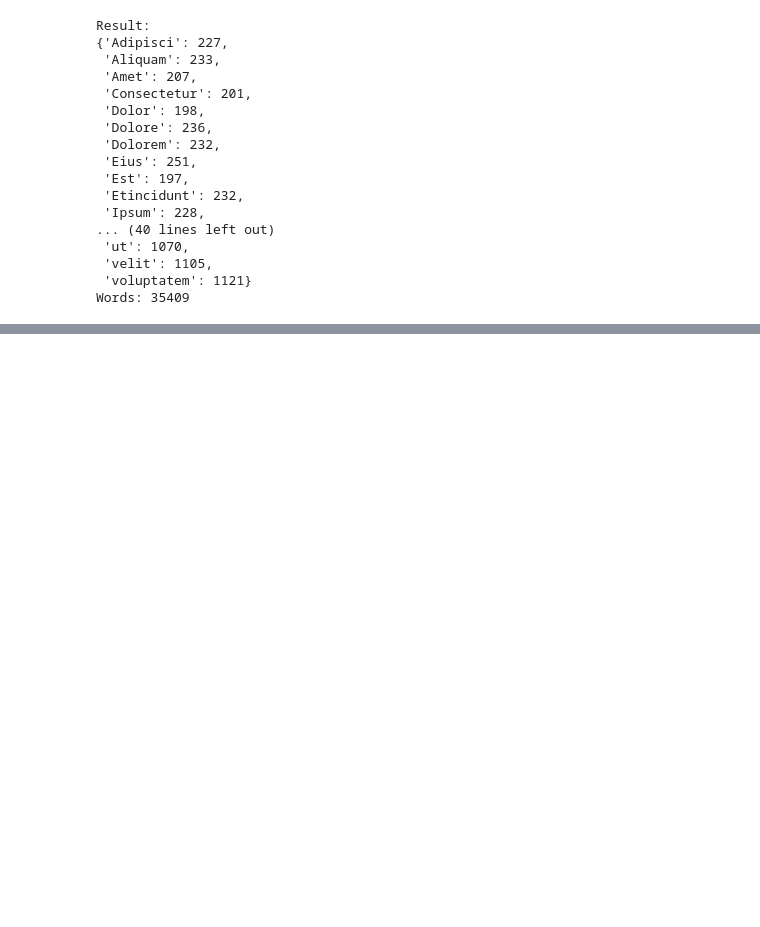
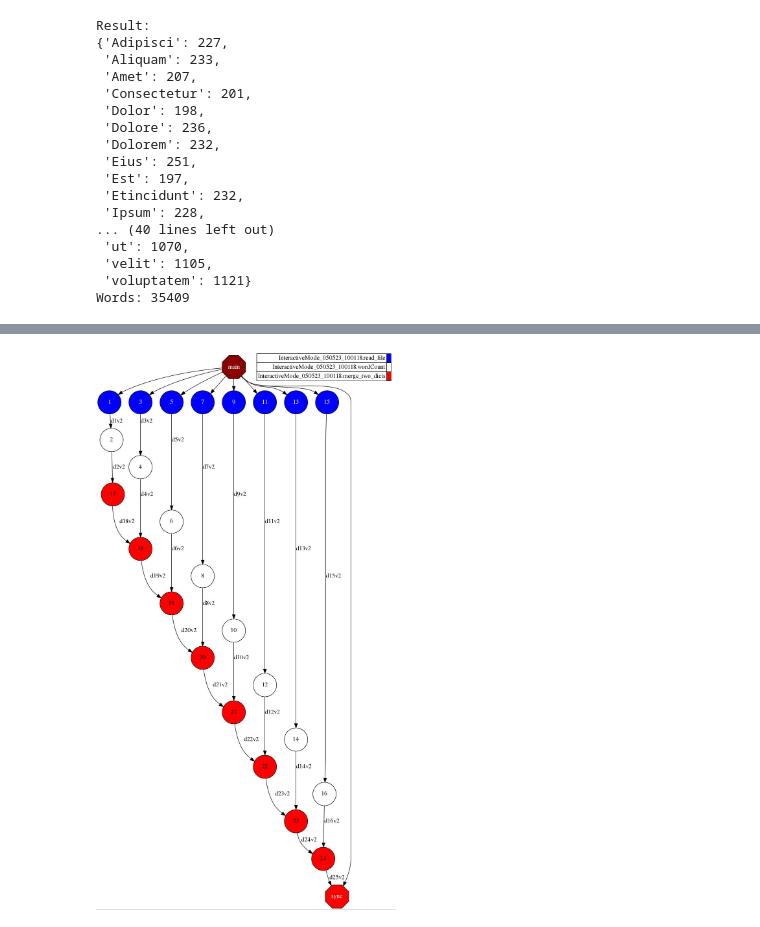
Before and after one commit to bsc-wdc/compss-doc, a Jupyter notebook: COMPSs_Manuals/source/Sections/09_PyCOMPSs_Notebooks/hands-on/11_Wordcount_Solution.ipynb, the cells around one changed output, grey strips where cells are left out. Cells and saved outputs as stored; diff of their text form; code cells hidden in the pictures; blank space fills up the shorter version.

```diff
--- a/COMPSs_Manuals/source/Sections/09_PyCOMPSs_Notebooks/hands-on/11_Wordcount_Solution.ipynb
+++ b/COMPSs_Manuals/source/Sections/09_PyCOMPSs_Notebooks/hands-on/11_Wordcount_Solution.ipynb
@@ -132,3 +132,7 @@ Checking if any issue happened.
 Warning: some of the variables used with PyCOMPSs may
          have not been brought to the master.
 ********************************************************
+# %%
+ipycompss.complete_task_graph(fit=True)
+# %% [output]
+[figure, added]
```
Also changed, not shown: parts of 2 cells of this notebook, 22 other files.
